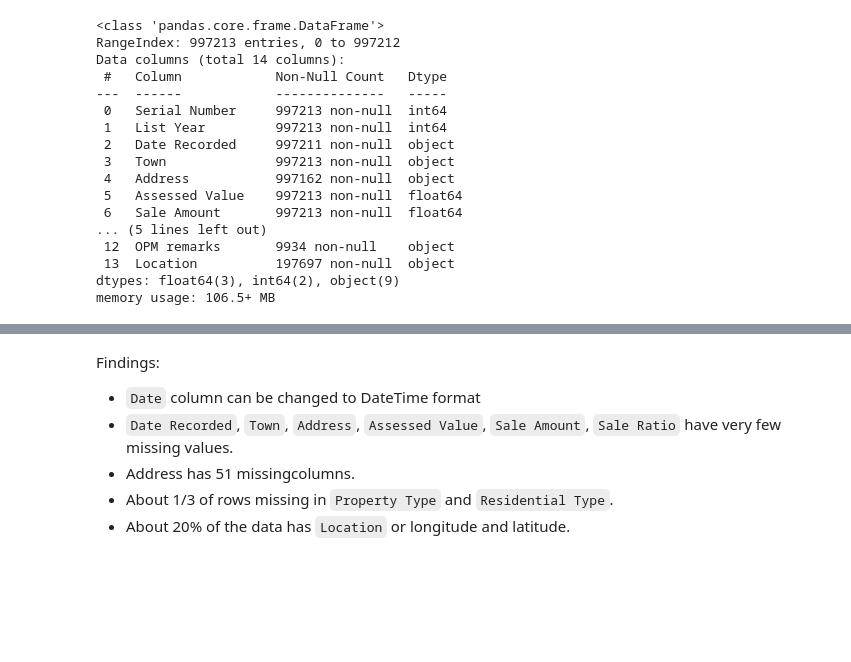
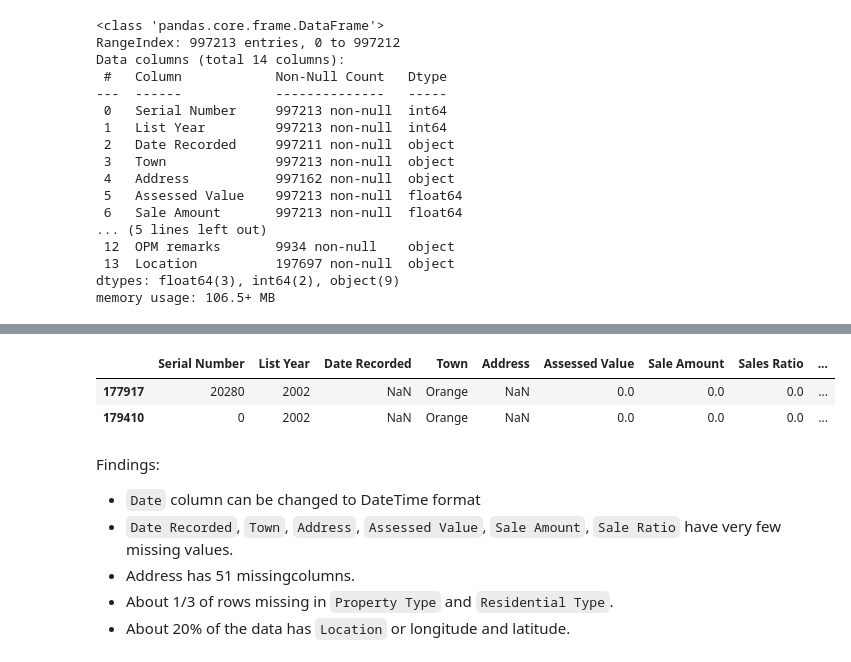
Before and after one commit to haesun-jung/capstone, a Jupyter notebook: EDA/EDA.ipynb, the cells around one changed output, grey strips where cells are left out. Cells and saved outputs as stored; diff of their text form; code cells hidden in the pictures; blank space fills up the shorter version.

```diff
--- a/EDA/EDA.ipynb
+++ b/EDA/EDA.ipynb
@@ -109,4 +130,10 @@ Location            799516
 dtype: int64
+# %%
+real_estate[real_estate['Date Recorded'].isna()]
+# %% [output]
+|  | Serial Number | List Year | Date Recorded | Town | Address | Assessed Value | Sale Amount | Sales Ratio | ... |
+| 177917 | 20280 | 2002 | NaN | Orange | NaN | 0.0 | 0.0 | 0.0 | ... |
+| 179410 | 0 | 2002 | NaN | Orange | NaN | 0.0 | 0.0 | 0.0 | ... |
 # %% [markdown]
 Findings:
    - `Date` column can be changed to DateTime format
```
Also changed, not shown: parts of 16 cells of this notebook, 7 other files.
